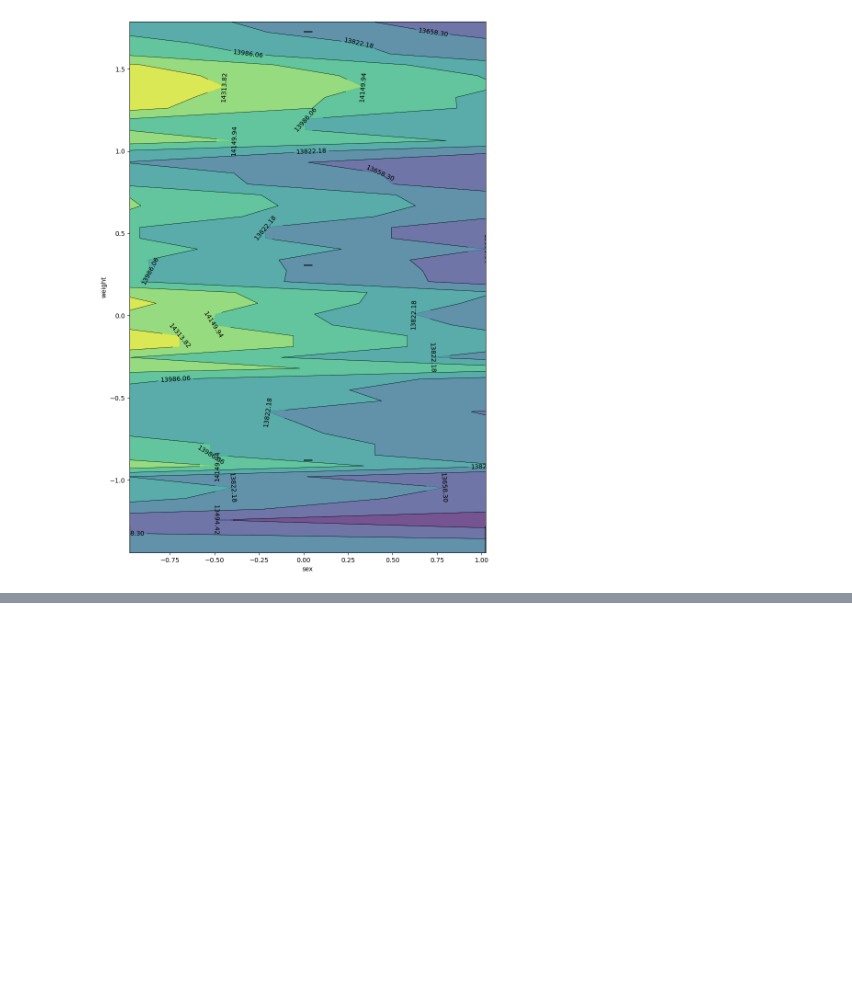
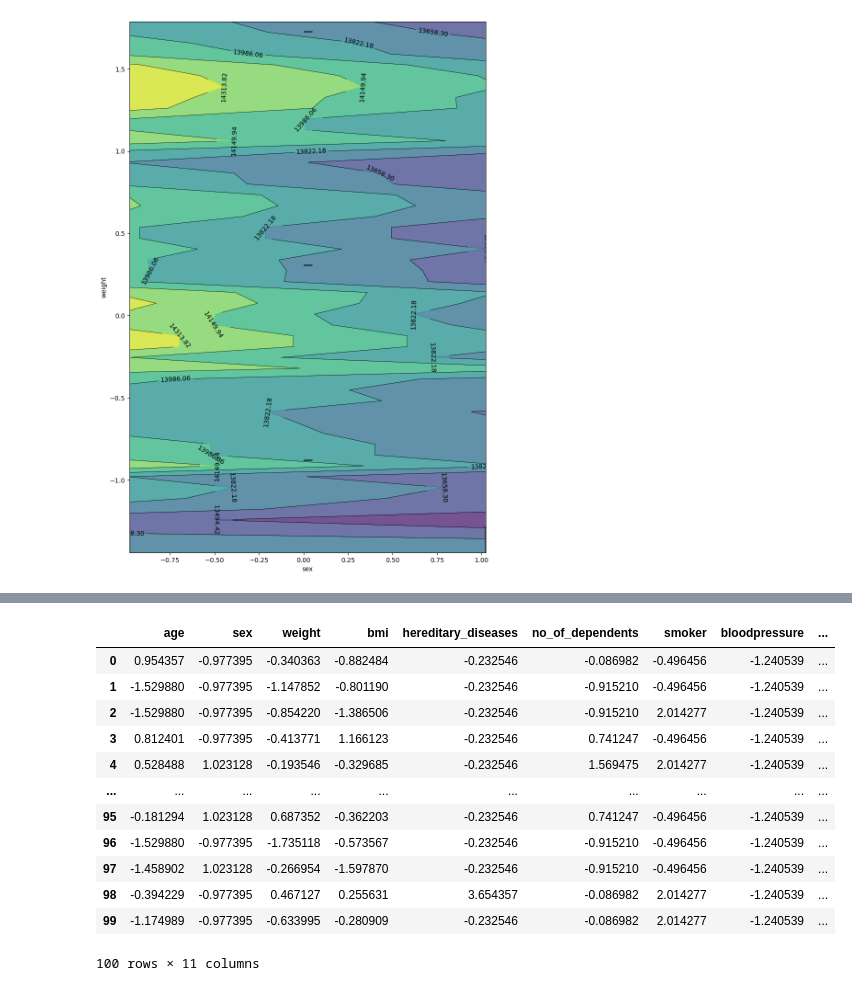
Before and after one commit to StefanBanioi/Group-13-Project-2-2, a Jupyter notebook: XGBoostPDP.ipynb, the cells around one changed output, grey strips where cells are left out. Cells and saved outputs as stored; diff of their text form; code cells hidden in the pictures; blank space fills up the shorter version.

```diff
--- a/XGBoostPDP.ipynb
+++ b/XGBoostPDP.ipynb
@@ -95,0 +168,20 @@ PartialDependenceDisplay.from_estimator(loaded_model, X_train_scaled, features,
+# %%
+#2. Create a method that gets the feature values and the scaled feature values
+def get_feature_values(X_train_pandas, X_train_scaled_pandas, feature_name):
+    feature_values = X_train_pandas[feature_name].values
+    #print(feature_values)
+    scaled_feature_values = X_train_scaled_pandas[feature_name].values
+    #print(scaled_feature_values)
+    #sort the lists in ascending order but dont return the indices
+    sorted_indices_1 = np.unique(np.sort(feature_values))
+
+    sorted_indices_2 = np.unique(np.sort(scaled_feature_values))
+
+
+    return sorted_indices_1, sorted_indices_2
+
+#test method
+feature_name = 'bloodpressure'
+sorted_indices, scaled_sorted_indices = get_feature_values(X_train_pandas, X_train_scaled_pandas, feature_name)
+print(sorted_indices)
+print(scaled_sorted_indices)
@@ -95,0 +205,25 @@ PartialDependenceDisplay.from_estimator(loaded_model, X_train_scaled, features,
+# %%
+#3. Create a method that creates the bootstrapp dataset
+def create_bootstrap_dataset(X_train_scaled_pandas, feature_name, scaled_feature_value):
+    bootstrap_dataset = X_train_scaled_pandas.copy()
+    bootstrap_dataset[feature_name] = scaled_feature_value
+    return bootstrap_dataset
+
+#test method
+example_value = -1.24053884
+bootstrap_dataset = create_bootstrap_dataset(X_train_scaled_pandas, feature_name, example_value)
+bootstrap_dataset.head(100)
+# %% [output]
+|  | age | sex | weight | bmi | hereditary_diseases | no_of_dependents | smoker | bloodpressure | ... |
+| 0 | 0.954357 | -0.977395 | -0.340363 | -0.882484 | -0.232546 | -0.086982 | -0.496456 | -1.240539 | ... |
+| 1 | -1.529880 | -0.977395 | -1.147852 | -0.801190 | -0.232546 | -0.915210 | -0.496456 | -1.240539 | ... |
+| 2 | -1.529880 | -0.977395 | -0.854220 | -1.386506 | -0.232546 | -0.915210 | 2.014277 | -1.240539 | ... |
+| 3 | 0.812401 | -0.977395 | -0.413771 | 1.166123 | -0.232546 | 0.741247 | -0.496456 | -1.240539 | ... |
+| 4 | 0.528488 | 1.023128 | -0.193546 | -0.329685 | -0.232546 | 1.569475 | 2.014277 | -1.240539 | ... |
+| ... | ... | ... | ... | ... | ... | ... | ... | ... | ... |
+| 95 | -0.181294 | 1.023128 | 0.687352 | -0.362203 | -0.232546 | 0.741247 | -0.496456 | -1.240539 | ... |
+| 96 | -1.529880 | -0.977395 | -1.735118 | -0.573567 | -0.232546 | -0.915210 | -0.496456 | -1.240539 | ... |
+| 97 | -1.458902 | 1.023128 | -0.266954 | -1.597870 | -0.232546 | -0.915210 | -0.496456 | -1.240539 | ... |
+| 98 | -0.394229 | -0.977395 | 0.467127 | 0.255631 | 3.654357 | -0.086982 | 2.014277 | -1.240539 | ... |
+| 99 | -1.174989 | -0.977395 | -0.633995 | -0.280909 | -0.232546 | -0.086982 | 2.014277 | -1.240539 | ... |
+100 rows × 11 columns
```
Also changed, not shown: parts of 10 cells of this notebook.
